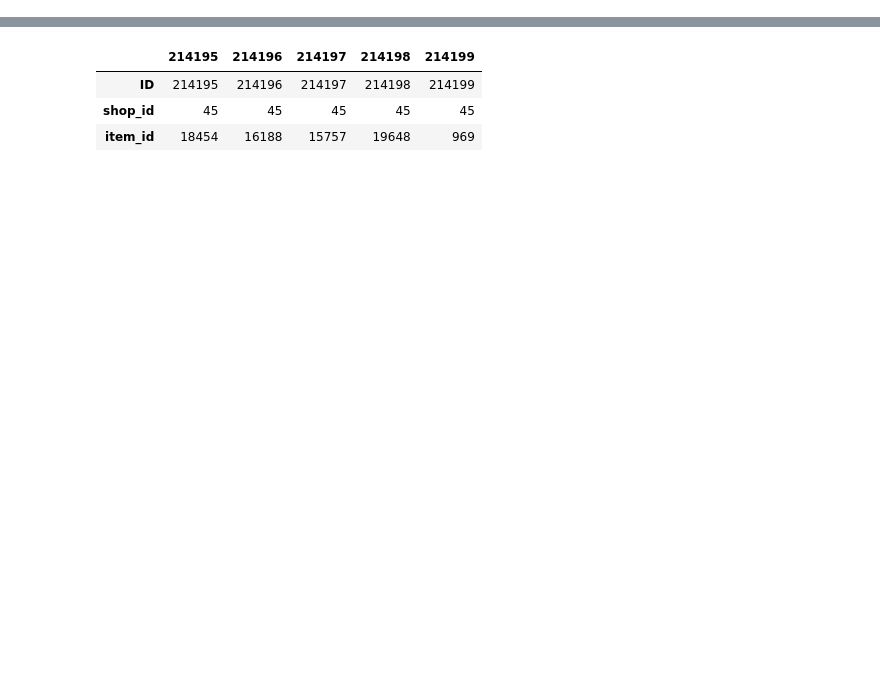
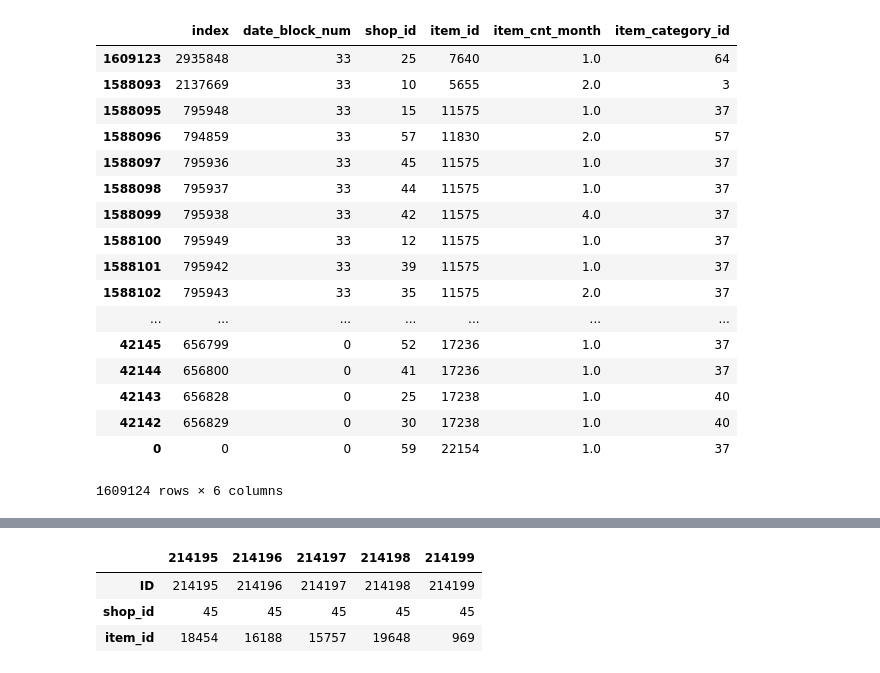
Before and after one commit to alexlinuxxy/kaggle, a Jupyter notebook: sales/sales.ipynb, the cells around one changed output, grey strips where cells are left out. Cells and saved outputs as stored; diff of their text form; code cells hidden in the pictures; blank space fills up the shorter version.

```diff
--- a/sales/sales.ipynb
+++ b/sales/sales.ipynb
@@ -40,0 +68,2 @@ df_submission = pd.read_csv(f'{PATH}/sample_submission.csv')
+# %%
+df_raw = df_raw.sort_index(by='date_block_num')
@@ -40,0 +83,2 @@ df_submission = pd.read_csv(f'{PATH}/sample_submission.csv')
+# %%
+df_raw = df_raw.drop(['date', 'item_cnt_day', 'item_name'], axis=1)
@@ -40,0 +95,2 @@ df_submission = pd.read_csv(f'{PATH}/sample_submission.csv')
+# %%
+df_raw = df_raw.drop(['item_price'], axis=1)
@@ -40,0 +101,2 @@ df_submission = pd.read_csv(f'{PATH}/sample_submission.csv')
+# %%
+df_raw.drop_duplicates(inplace=True)
@@ -40,0 +128,21 @@ df_submission = pd.read_csv(f'{PATH}/sample_submission.csv')
+# %%
+df_raw.sort_index(by='date_block_num', ascending=False)
+# %% [output]
+|  | index | date_block_num | shop_id | item_id | item_cnt_month | item_category_id |
+| 1609123 | 2935848 | 33 | 25 | 7640 | 1.0 | 64 |
+| 1588093 | 2137669 | 33 | 10 | 5655 | 2.0 | 3 |
+| 1588095 | 795948 | 33 | 15 | 11575 | 1.0 | 37 |
+| 1588096 | 794859 | 33 | 57 | 11830 | 2.0 | 57 |
+| 1588097 | 795936 | 33 | 45 | 11575 | 1.0 | 37 |
+| 1588098 | 795937 | 33 | 44 | 11575 | 1.0 | 37 |
+| 1588099 | 795938 | 33 | 42 | 11575 | 4.0 | 37 |
+| 1588100 | 795949 | 33 | 12 | 11575 | 1.0 | 37 |
+| 1588101 | 795942 | 33 | 39 | 11575 | 1.0 | 37 |
+| 1588102 | 795943 | 33 | 35 | 11575 | 2.0 | 37 |
+| ... | ... | ... | ... | ... | ... | ... |
+| 42145 | 656799 | 0 | 52 | 17236 | 1.0 | 37 |
+| 42144 | 656800 | 0 | 41 | 17236 | 1.0 | 37 |
+| 42143 | 656828 | 0 | 25 | 17238 | 1.0 | 40 |
+| 42142 | 656829 | 0 | 30 | 17238 | 1.0 | 40 |
+| 0 | 0 | 0 | 59 | 22154 | 1.0 | 37 |
+1609124 rows × 6 columns
```
Also changed, not shown: parts of 80 cells of this notebook.
